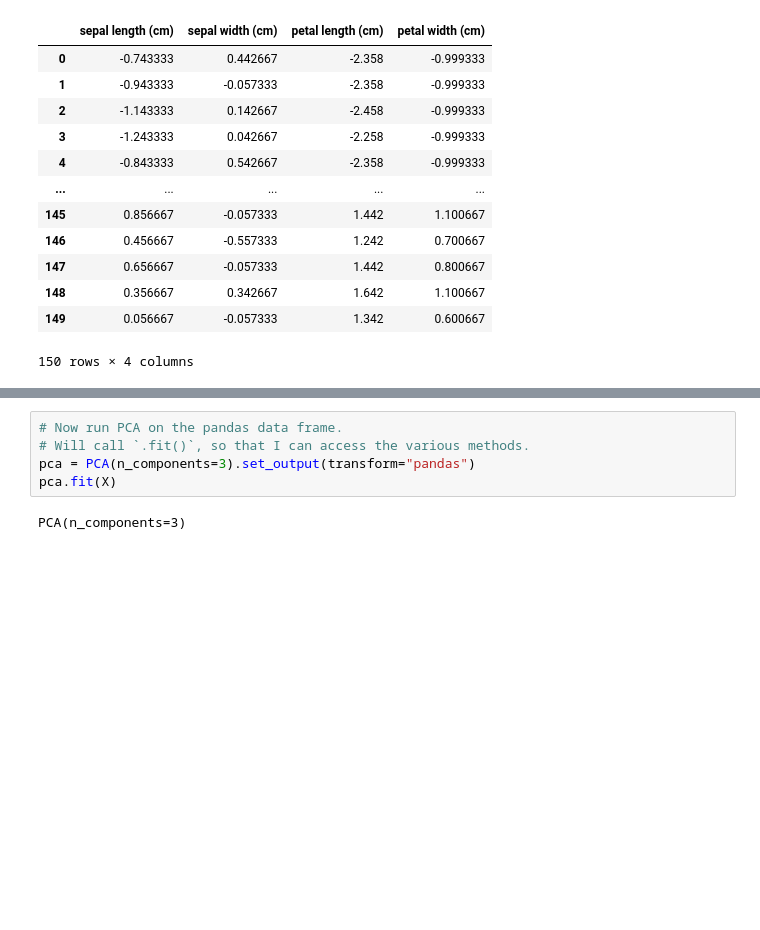
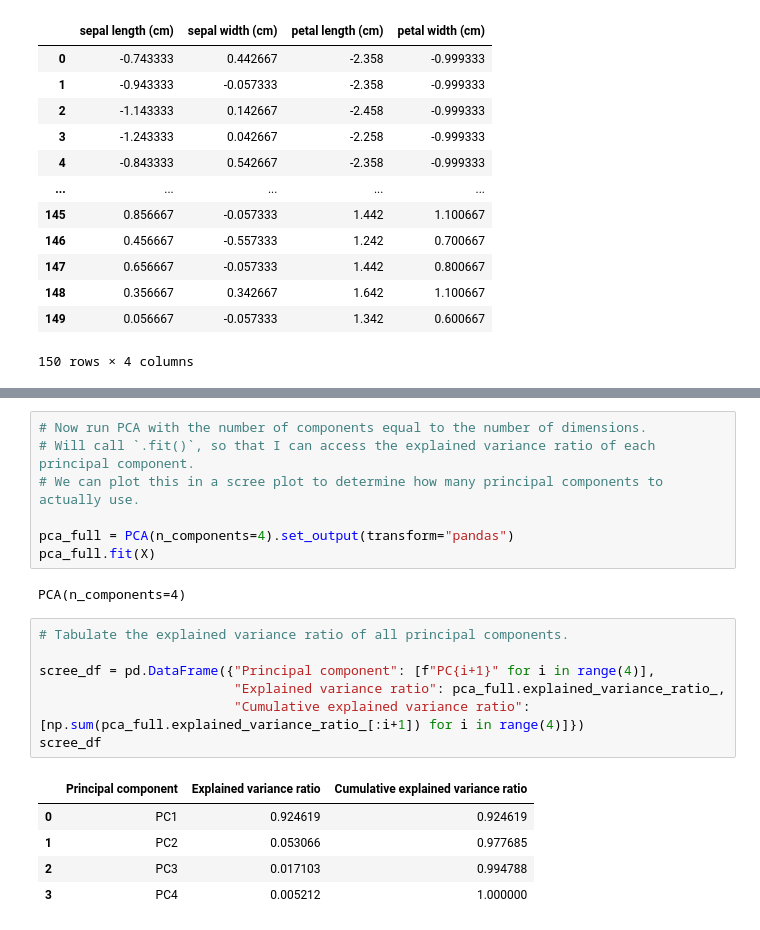
Before and after one commit to cyber-rhythms/classical-ml-notebooks, a Jupyter notebook: pca-coding/pca-iris.ipynb, the cells around one changed output, grey strips where cells are left out. Cells and saved outputs as stored; diff of their text form; blank space fills up the shorter version.

```diff
--- a/pca-coding/pca-iris.ipynb
+++ b/pca-coding/pca-iris.ipynb
@@ -211,9 +200,24 @@ Running PCA.
         - PCA preprocess the test data e.g. centering and scaling using only estimates from training.
         - Reduce the dimensionality of the test data by projecting using orthonormal bases learned during training.
 # %%
-# Now run PCA on the pandas data frame.
-# Will call `.fit()`, so that I can access the various methods.
-pca = PCA(n_components=3).set_output(transform="pandas")
-pca.fit(X)
+# Now run PCA with the number of components equal to the number of dimensions.
+# Will call `.fit()`, so that I can access the explained variance ratio of each principal component.
+# We can plot this in a scree plot to determine how many principal components to actually use.
+
+pca_full = PCA(n_components=4).set_output(transform="pandas")
+pca_full.fit(X)
 # %% [output]
-PCA(n_components=3)
+PCA(n_components=4)
+# %%
+# Tabulate the explained variance ratio of all principal components.
+
+scree_df = pd.DataFrame({"Principal component": [f"PC{i+1}" for i in range(4)],
+                         "Explained variance ratio": pca_full.explained_variance_ratio_,
+                         "Cumulative explained variance ratio": [np.sum(pca_full.explained_variance_ratio_[:i+1]) for i in range(4)]})
+scree_df
+# %% [output]
+|  | Principal component | Explained variance ratio | Cumulative explained variance ratio |
+| 0 | PC1 | 0.924619 | 0.924619 |
+| 1 | PC2 | 0.053066 | 0.977685 |
+| 2 | PC3 | 0.017103 | 0.994788 |
+| 3 | PC4 | 0.005212 | 1.000000 |
```
Also changed, not shown: parts of 14 cells of this notebook.
